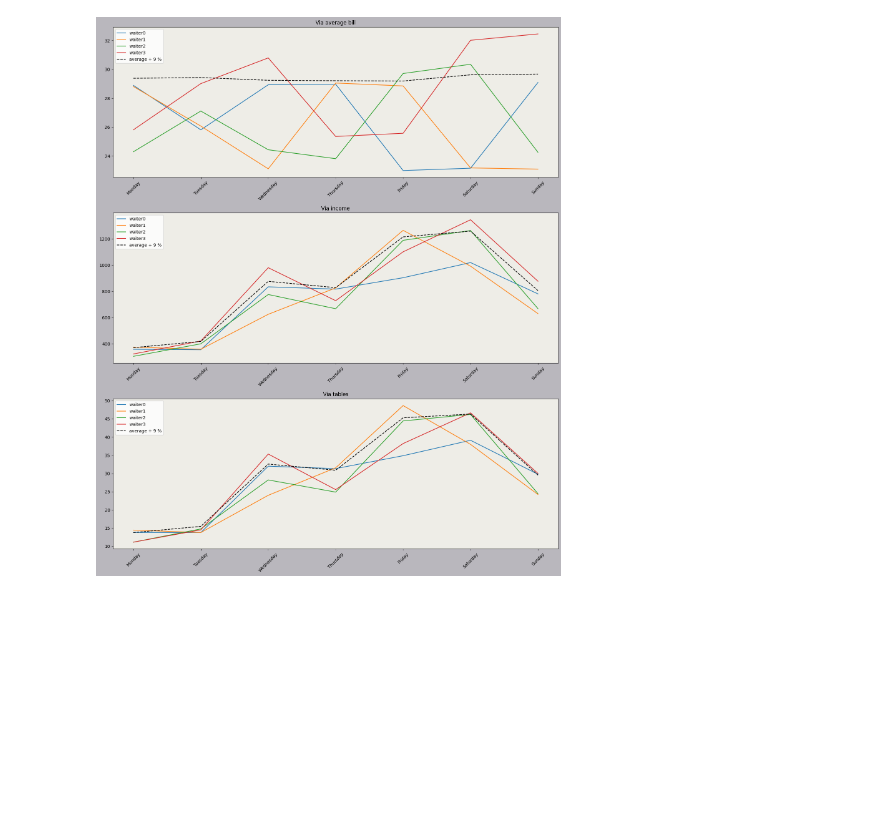
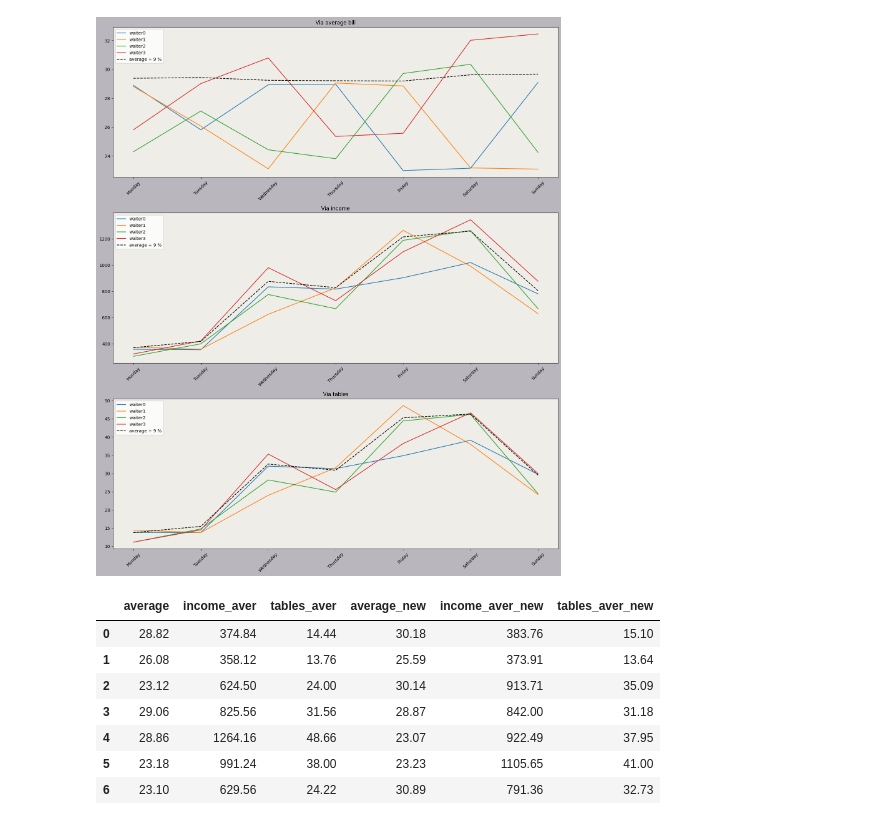
Before and after one commit to Aleksandr-ds17/EDA_Vizual, a Jupyter notebook: waiter_comparing/modeling.ipynb, the cells around one changed output. Cells and saved outputs as stored; diff of their text form; code cells hidden in the pictures; blank space fills up the shorter version.

```diff
--- a/waiter_comparing/modeling.ipynb
+++ b/waiter_comparing/modeling.ipynb
@@ -166,3 +168,30 @@ plt.tight_layout()
 plt.show()
 # %% [output]
 [figure]
+# %%
+# I am providing training for 0 and 1 waiter
+average_before, income_before, tables_before= list_avareges[:2], list_income[:2], list_tables[:2]
+
+# creating DataFrame for every waiter with his averages values income, tables, average bill
+df_training_0 = pd.DataFrame({'average': average_before[0], 'income_aver':income_before[0], 'tables_aver': tables_before[0]})
+df_training_1 = pd.DataFrame({'average': average_before[1], 'income_aver':income_before[1], 'tables_aver': tables_before[1]})
+
+# adding data after training, 0 waiter will increase his results on 0-10%
+df_training_0['average_new'] = df_training_0['average'].apply(lambda x: round(np.random.uniform(x,x*1.1),2))
+df_training_0['income_aver_new'] = df_training_0['income_aver'].apply(lambda x: round(np.random.uniform(x,x*1.1),2))
+df_training_0['tables_aver_new'] = df_training_0['tables_aver'].apply(lambda x: round(np.random.uniform(x,x*1.1),2))
+
+# adding a bit chaos and traing 1st waiter does not care about it and his results will be (-1%)-10%
+df_training_1['average_new'] = df_training_0['average'].apply(lambda x: round(np.random.uniform(x*.99,x*1.1),2))
+df_training_1['income_aver_new'] = df_training_0['income_aver'].apply(lambda x: round(np.random.uniform(x*.99,x*1.1),2))
+df_training_1['tables_aver_new'] = df_training_0['tables_aver'].apply(lambda x: round(np.random.uniform(x*.99,x*1.1),2))
+df_training_1
+# %% [output]
+|  | average | income_aver | tables_aver | average_new | income_aver_new | tables_aver_new |
+| 0 | 28.82 | 374.84 | 14.44 | 30.18 | 383.76 | 15.10 |
+| 1 | 26.08 | 358.12 | 13.76 | 25.59 | 373.91 | 13.64 |
+| 2 | 23.12 | 624.50 | 24.00 | 30.14 | 913.71 | 35.09 |
+| 3 | 29.06 | 825.56 | 31.56 | 28.87 | 842.00 | 31.18 |
+| 4 | 28.86 | 1264.16 | 48.66 | 23.07 | 922.49 | 37.95 |
+| 5 | 23.18 | 991.24 | 38.00 | 23.23 | 1105.65 | 41.00 |
+| 6 | 23.10 | 629.56 | 24.22 | 30.89 | 791.36 | 32.73 |
```
Also changed, not shown: parts of 3 cells of this notebook.
